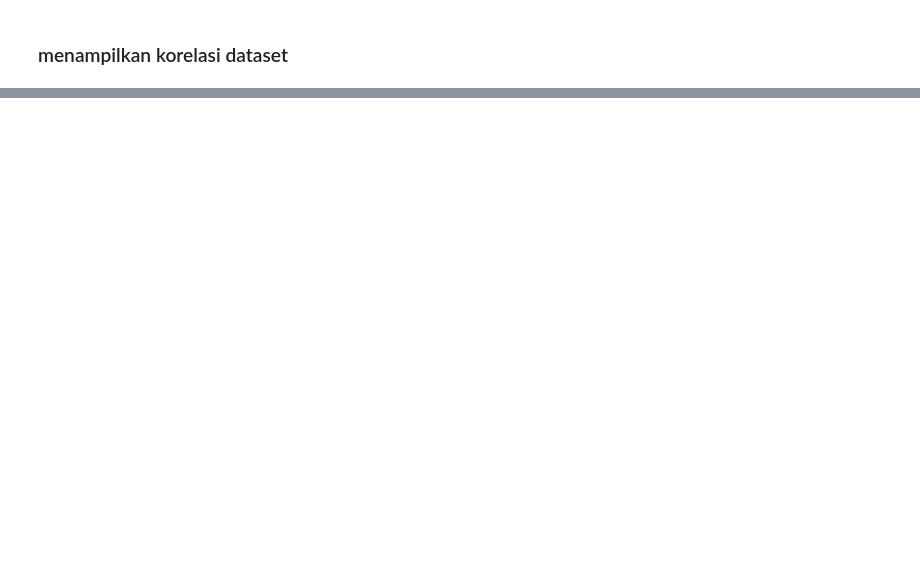
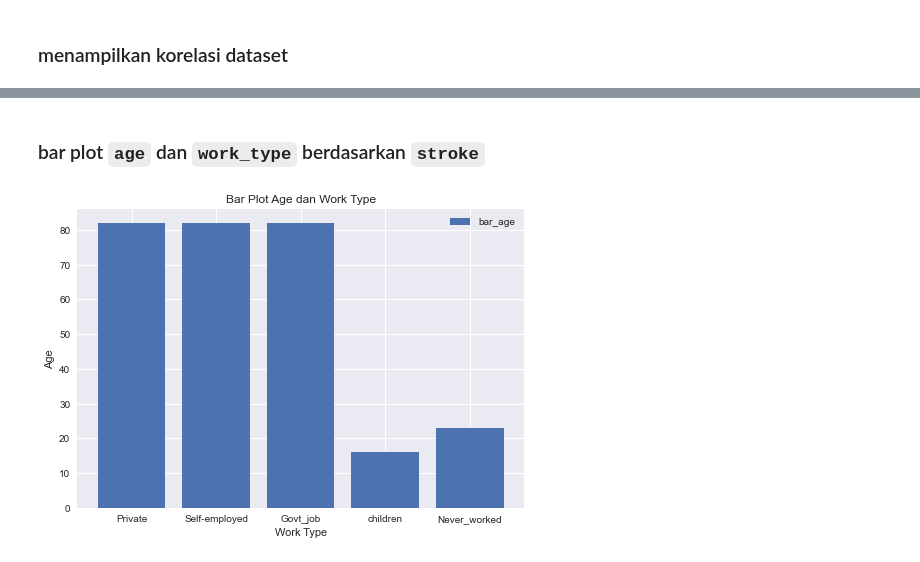
Before and after one commit to AgungYogaSetiawan/Kumpulan-Latihan-Data-Science, a Jupyter notebook: Latihan Data Science/Stroke Prediction.ipynb, the cells around one changed output, grey strips where cells are left out. Drawn from its saved outputs; the diff is of its cells as text; code cells hidden in the pictures; blank space fills up the shorter version.

```diff
--- a/Latihan Data Science/Stroke Prediction.ipynb
+++ b/Latihan Data Science/Stroke Prediction.ipynb
@@ -95,0 +360,12 @@ sns.heatmap(df.corr())
+# %% [markdown]
+### bar plot `age` dan `work_type` berdasarkan `stroke`
+# %%
+style.use('seaborn')
+plt.bar(df['work_type'],df['age'],label='bar_age')
+plt.xlabel('Work Type')
+plt.ylabel('Age')
+plt.title('Bar Plot Age dan Work Type')
+plt.legend()
+plt.show()
+# %% [output]
+[figure, added]
```
Also changed, not shown: parts of 49 cells of this notebook.
